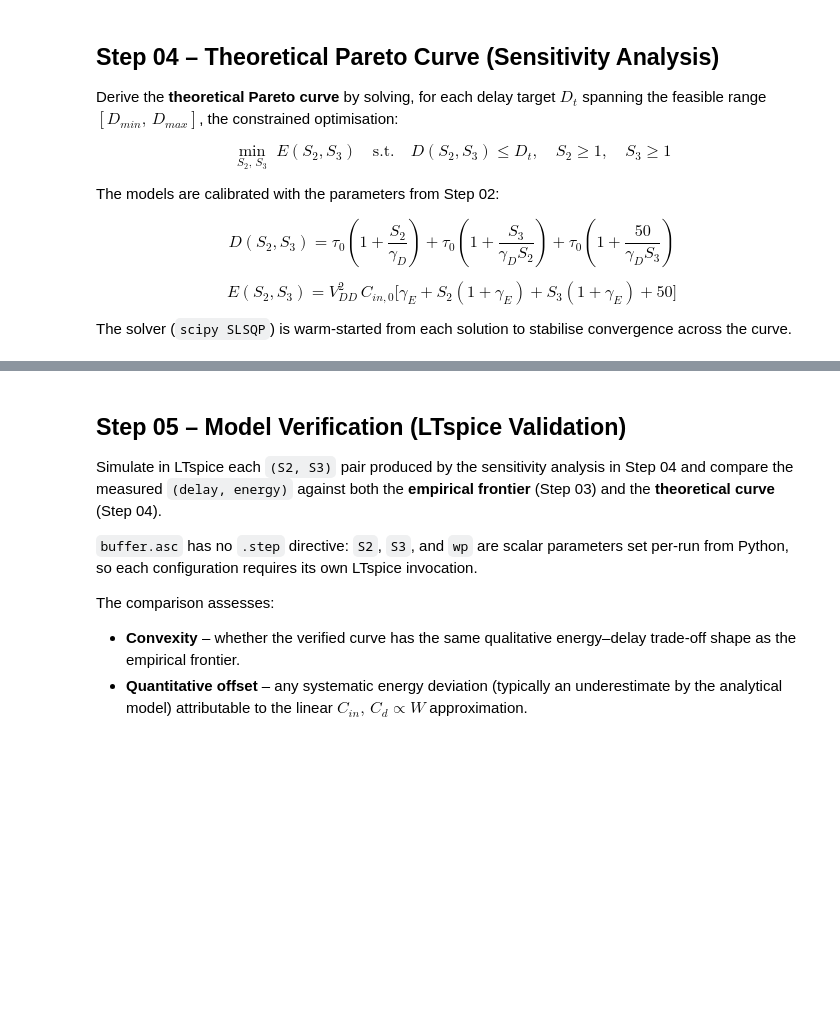
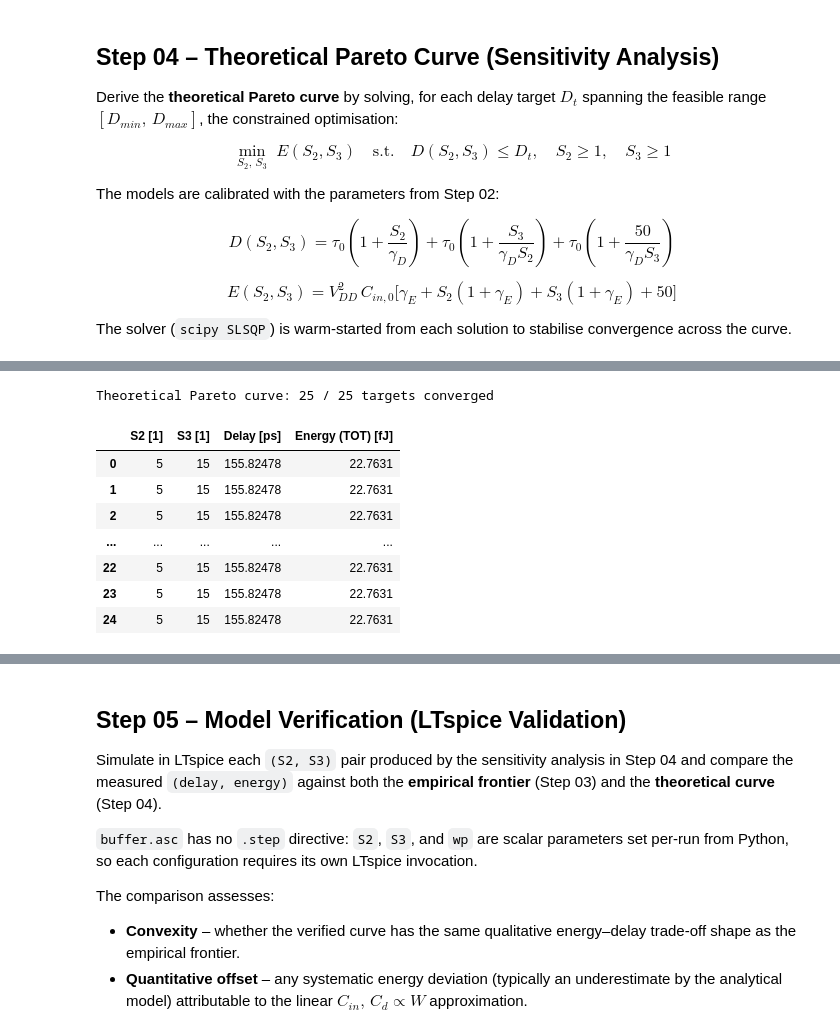
Before and after one commit to XBlayz/Low_power-projects, a Jupyter notebook: notebooks/project-01.ipynb, the cells around one changed output, grey strips where cells are left out. Saved outputs shown, nothing was run; the diff lists cells and outputs as text; code cells hidden in the pictures; blank space fills up the shorter version.

```diff
--- a/notebooks/project-01.ipynb
+++ b/notebooks/project-01.ipynb
@@ -812,47 +776,65 @@ print(f"D_min  (S2 = {S2_min:.2f}, S3 = {S3_min:.2f}):  {D_min * 1e12:.2f} ps")
 # %%
-# --- STEP 04.3: SWEEP DELAY TARGETS – MINIMISE ENERGY (SLSQP) ---
+# --- STEP 04.3: SWEEP DELAY TARGETS – MINIMIZE ENERGY (SLSQP) ---
 # The delay constraint is formulated as an inequality (D(S2,S3) <= D_target)
 # for numerical robustness; it is active at every optimum because energy
 # decreases monotonically as S2, S3 shrink.
 # Warm-starting each solve from the previous solution (continuation) exploits
 # the geometric continuity of the Pareto curve and speeds up convergence.
 
-N_TARGETS    = 25
+N_TARGETS     = 25
 delay_targets = np.linspace(D_min * 1.01, D_max, N_TARGETS)
 
 theoretical_results = []
 x0 = [S2_min, S3_min]   # warm-start from the fastest feasible point
 
 for D_target in delay_targets:
     res = minimize(
         lambda x: buffer_energy(x[0], x[1]),
         x0=x0,
         bounds=S_BOUNDS,
         constraints=[{
             "type": "ineq",
             "fun": lambda x, Dt=D_target: Dt - buffer_delay(x[0], x[1]),
         }],
         method="SLSQP",
     )
     if not res.success:
         print(f"  Warning: did not converge for "
               f"D_target = {D_target * 1e12:.1f} ps  ({res.message})")
         continue
 
     S2_opt, S3_opt = res.x
     theoretical_results.append({
-        "D_target_s": D_target,
-        "S2":         S2_opt,
-        "S3":         S3_opt,
-        "delay_s":    buffer_delay(S2_opt, S3_opt),
-        "energy_J":   buffer_energy(S2_opt, S3_opt),
+        "D_target":     D_target,
+        "S2":           S2_opt,
+        "S3":           S3_opt,
+        "delay":        buffer_delay(S2_opt, S3_opt),
+        "energy_tot":   buffer_energy(S2_opt, S3_opt),
     })
     x0 = res.x   # warm-start next target from this solution
 
 df_pareto_theoretical = pd.DataFrame(theoretical_results)
 print(f"Theoretical Pareto curve: "
       f"{len(df_pareto_theoretical)} / {N_TARGETS} targets converged")
-df_pareto_theoretical[["S2", "S3", "delay_s", "energy_J"]]
+_summary_display(
+    _transform_dataframe(
+        df_pareto_theoretical[["S2", "S3", "delay", "energy_tot"]],
+        {"S2": "S2 [1]", "S3": "S3 [1]", "delay": "Delay [ps]", "energy_tot": "Energy (TOT) [fJ]"},
+        {"delay": lambda x: x * 1e12, "energy_tot": lambda x: x * 1e15}
+    ),
+    n_head=3,
+    n_tail=3
+)
+# %% [output]
+Theoretical Pareto curve: 25 / 25 targets converged
+|  | S2 [1] | S3 [1] | Delay [ps] | Energy (TOT) [fJ] |
+| 0 | 5 | 15 | 155.82478 | 22.7631 |
+| 1 | 5 | 15 | 155.82478 | 22.7631 |
+| 2 | 5 | 15 | 155.82478 | 22.7631 |
+| ... | ... | ... | ... | ... |
+| 22 | 5 | 15 | 155.82478 | 22.7631 |
+| 23 | 5 | 15 | 155.82478 | 22.7631 |
+| 24 | 5 | 15 | 155.82478 | 22.7631 |
 # %%
 # --- STEP 04.4: PLOT THEORETICAL PARETO CURVE ---
 
```
Also changed, not shown: parts of 10 cells of this notebook.
